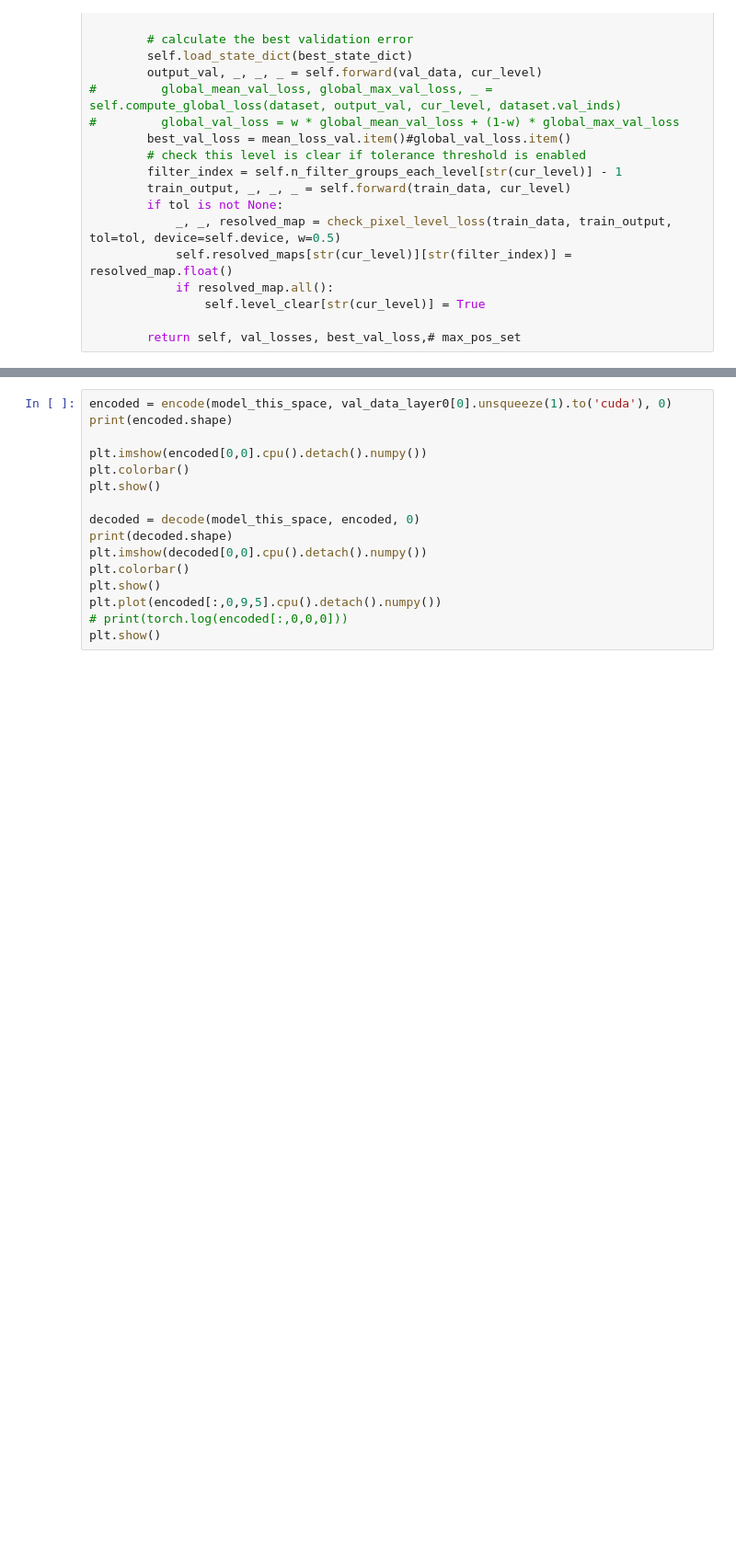
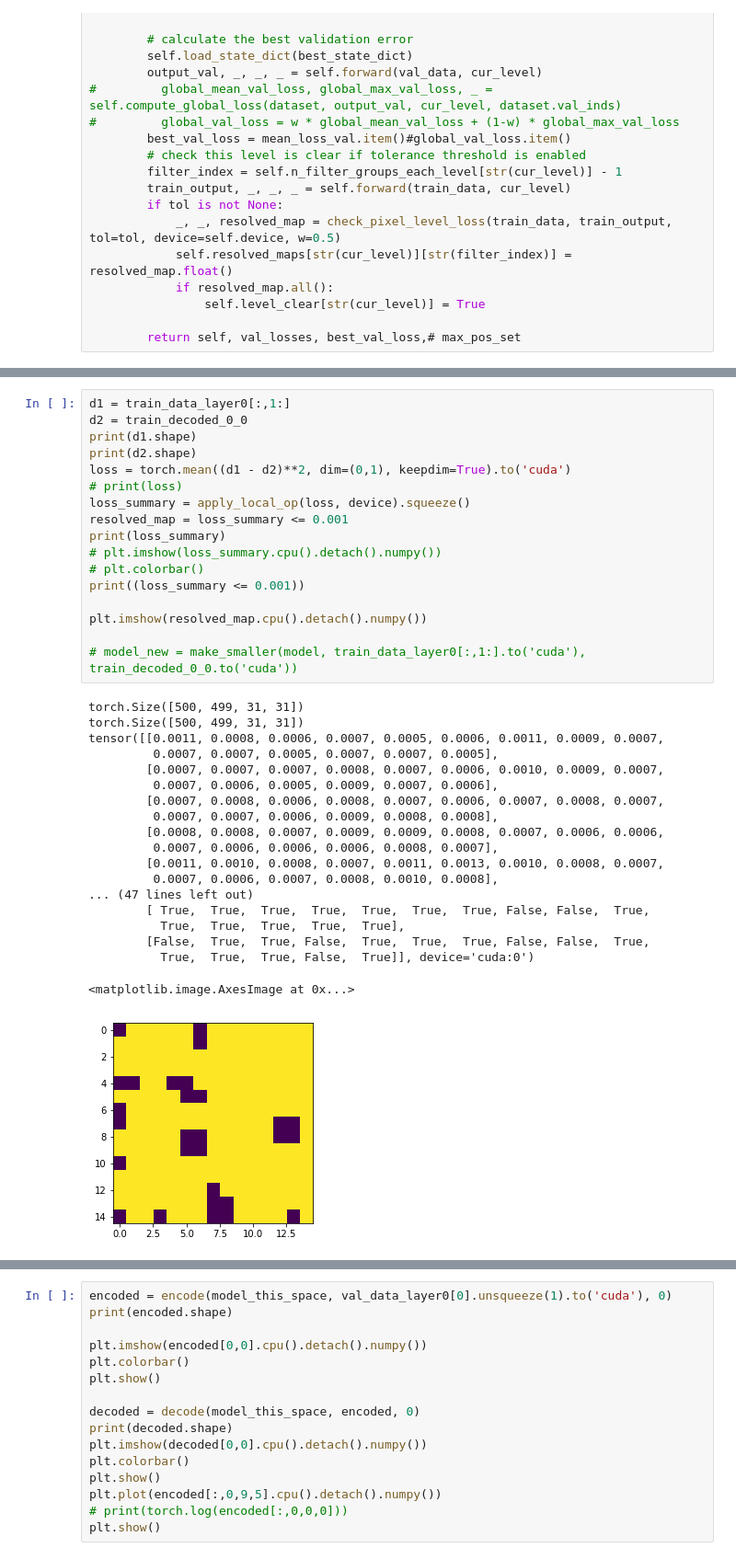
Before and after one commit to KatieJ16/Time_Space_multiscale, a Jupyter notebook: scripts/MrCAE_toy1_add_time_next_step.ipynb, the cells around one changed output, grey strips where cells are left out. Shown at 92% size. Saved outputs shown, nothing was run; the diff lists cells and outputs as text; blank space fills up the shorter version.

```diff
--- a/scripts/MrCAE_toy1_add_time_next_step.ipynb
+++ b/scripts/MrCAE_toy1_add_time_next_step.ipynb
@@ -491,3 +504,40 @@ def train_arch(self, dataset, max_epoch, batch_size,
+# %%
+d1 = train_data_layer0[:,1:]
+d2 = train_decoded_0_0
+print(d1.shape)
+print(d2.shape)
+loss = torch.mean((d1 - d2)**2, dim=(0,1), keepdim=True).to('cuda')
+# print(loss)
+loss_summary = apply_local_op(loss, device).squeeze()
+resolved_map = loss_summary <= 0.001
+print(loss_summary)
+# plt.imshow(loss_summary.cpu().detach().numpy())
+# plt.colorbar()
+print((loss_summary <= 0.001))
+
+plt.imshow(resolved_map.cpu().detach().numpy())
+
+# model_new = make_smaller(model, train_data_layer0[:,1:].to('cuda'), train_decoded_0_0.to('cuda'))
+# %% [output]
+torch.Size([500, 499, 31, 31])
+torch.Size([500, 499, 31, 31])
+tensor([[0.0011, 0.0008, 0.0006, 0.0007, 0.0005, 0.0006, 0.0011, 0.0009, 0.0007,
+         0.0007, 0.0007, 0.0005, 0.0007, 0.0007, 0.0005],
+        [0.0007, 0.0007, 0.0007, 0.0008, 0.0007, 0.0006, 0.0010, 0.0009, 0.0007,
+         0.0007, 0.0006, 0.0005, 0.0009, 0.0007, 0.0006],
+        [0.0007, 0.0008, 0.0006, 0.0008, 0.0007, 0.0006, 0.0007, 0.0008, 0.0007,
+         0.0007, 0.0007, 0.0006, 0.0009, 0.0008, 0.0008],
+        [0.0008, 0.0008, 0.0007, 0.0009, 0.0009, 0.0008, 0.0007, 0.0006, 0.0006,
+         0.0007, 0.0006, 0.0006, 0.0006, 0.0008, 0.0007],
+        [0.0011, 0.0010, 0.0008, 0.0007, 0.0011, 0.0013, 0.0010, 0.0008, 0.0007,
+         0.0007, 0.0006, 0.0007, 0.0008, 0.0010, 0.0008],
+... (47 lines left out)
+        [ True,  True,  True,  True,  True,  True,  True, False, False,  True,
+          True,  True,  True,  True,  True],
+        [False,  True,  True, False,  True,  True,  True, False, False,  True,
+          True,  True,  True, False,  True]], device='cuda:0')
+<matplotlib.image.AxesImage at 0x...>
+[figure, added]
 # %%
 #the important parts of train_net_one_stage
 activation=torch.nn.ReLU()
```
Also changed, not shown: parts of 22 cells of this notebook.
